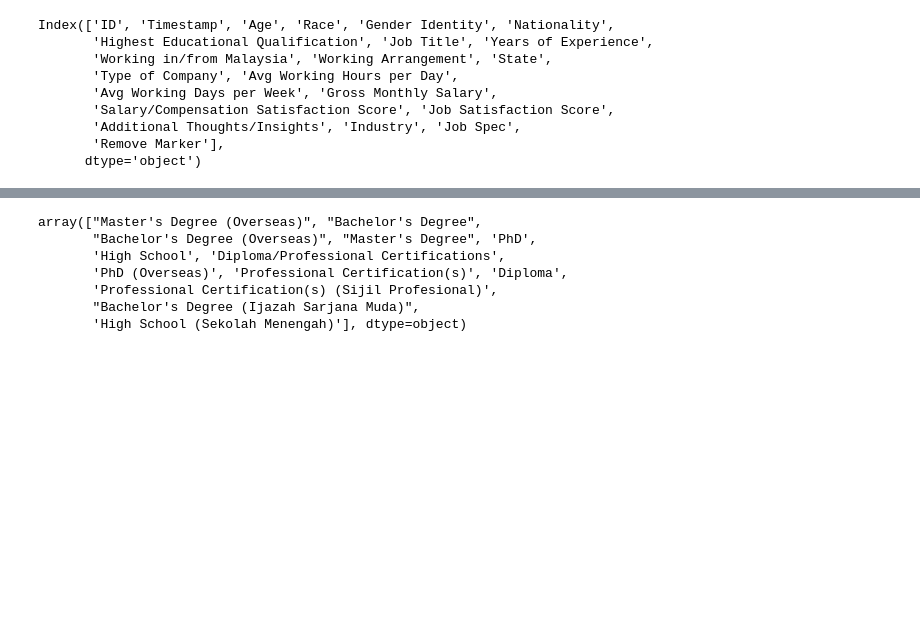
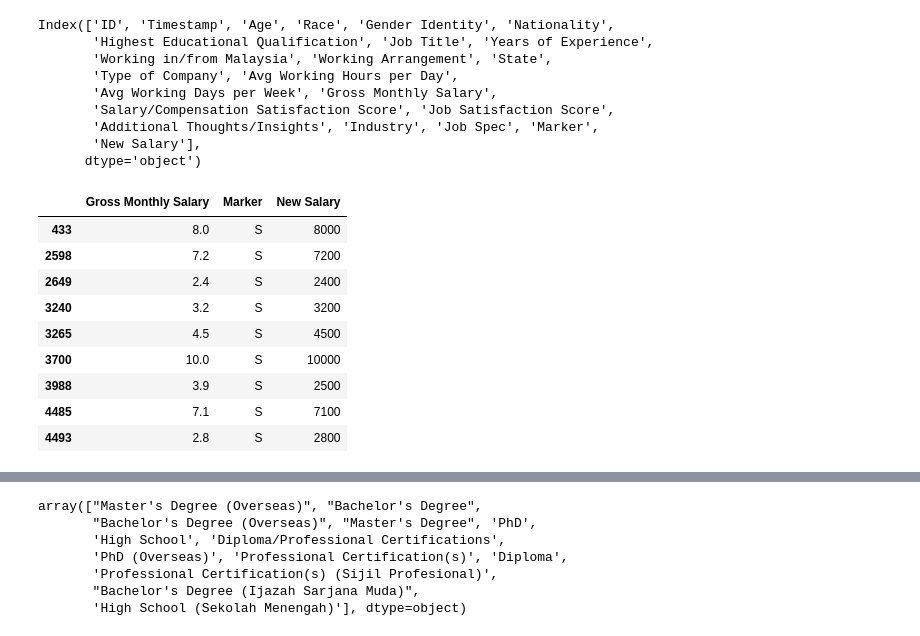
Before and after one commit to malaysianpaygap/dashboard-analysis, a Jupyter notebook: MPG file splitting.ipynb, the cells around one changed output, grey strips where cells are left out. Drawn from its saved outputs; the diff is of its cells as text; code cells hidden in the pictures; blank space fills up the shorter version.

Commit message:
added code to fix salary (2.4 = 2400)

```diff
--- a/MPG file splitting.ipynb
+++ b/MPG file splitting.ipynb
@@ -36,7 +36,7 @@ Index(['ID', 'Timestamp', 'Age (Umur)', 'Race (Kaum)',
 # rename all columns
 df_main.columns = ['ID', 'Timestamp', 'Age', 'Race', 'Gender Identity', 'Nationality', 'Highest Educational Qualification', 'Job Title', 'Years of Experience', 'No of Jobs', 'Working in/from Malaysia',
                    'Working Arrangement', 'State', 'Type of Company', 'Industry (raw)', 'Industry (other)', 'Job Spec (raw)', 'Job Spec (other)', 'Avg Working Hours per Day', 'Avg Working Days per Week',
-                   'Gross Monthly Salary', 'First job salary', 'Salary/Compensation Satisfaction Score', 'Job Satisfaction Score', 'Additional Thoughts/Insights', 'Industry', 'Job Spec', 'Remove Marker']
+                   'Gross Monthly Salary', 'First job salary', 'Salary/Compensation Satisfaction Score', 'Job Satisfaction Score', 'Additional Thoughts/Insights', 'Industry', 'Job Spec', 'Marker', 'New Salary']
 # %%
 # drop unsused columns
 drop_list_col = ['No of Jobs', 'First job salary', 'Industry (raw)', 'Industry (other)', 'Job Spec (raw)', 'Job Spec (other)']
@@ -51,13 +51,26 @@ Index(['ID', 'Timestamp', 'Age', 'Race', 'Gender Identity', 'Nationality',
        'Type of Company', 'Avg Working Hours per Day',
        'Avg Working Days per Week', 'Gross Monthly Salary',
        'Salary/Compensation Satisfaction Score', 'Job Satisfaction Score',
-       'Additional Thoughts/Insights', 'Industry', 'Job Spec',
-       'Remove Marker'],
+       'Additional Thoughts/Insights', 'Industry', 'Job Spec', 'Marker',
+       'New Salary'],
       dtype='object')
 # %%
 # drop nan
 df_main.dropna(how = 'all', inplace = True)
 # %%
 # drop rows which have marker 'R'
-df_main = df_main[df_main['Remove Marker'] != 'R']
+df_main = df_main[df_main['Marker'] != 'R']
 df_main.reset_index(drop = True, inplace = True)
+# %%
+df_main[['Gross Monthly Salary', 'Marker', 'New Salary']][df_main['Marker'] == 'S']
+# %% [output]
+|  | Gross Monthly Salary | Marker | New Salary |
+| 433 | 8.0 | S | 8000 |
+| 2598 | 7.2 | S | 7200 |
+| 2649 | 2.4 | S | 2400 |
+| 3240 | 3.2 | S | 3200 |
+| 3265 | 4.5 | S | 4500 |
+| 3700 | 10.0 | S | 10000 |
+| 3988 | 3.9 | S | 2500 |
+| 4485 | 7.1 | S | 7100 |
+| 4493 | 2.8 | S | 2800 |
```
Also changed, not shown: parts of 4 cells of this notebook.
